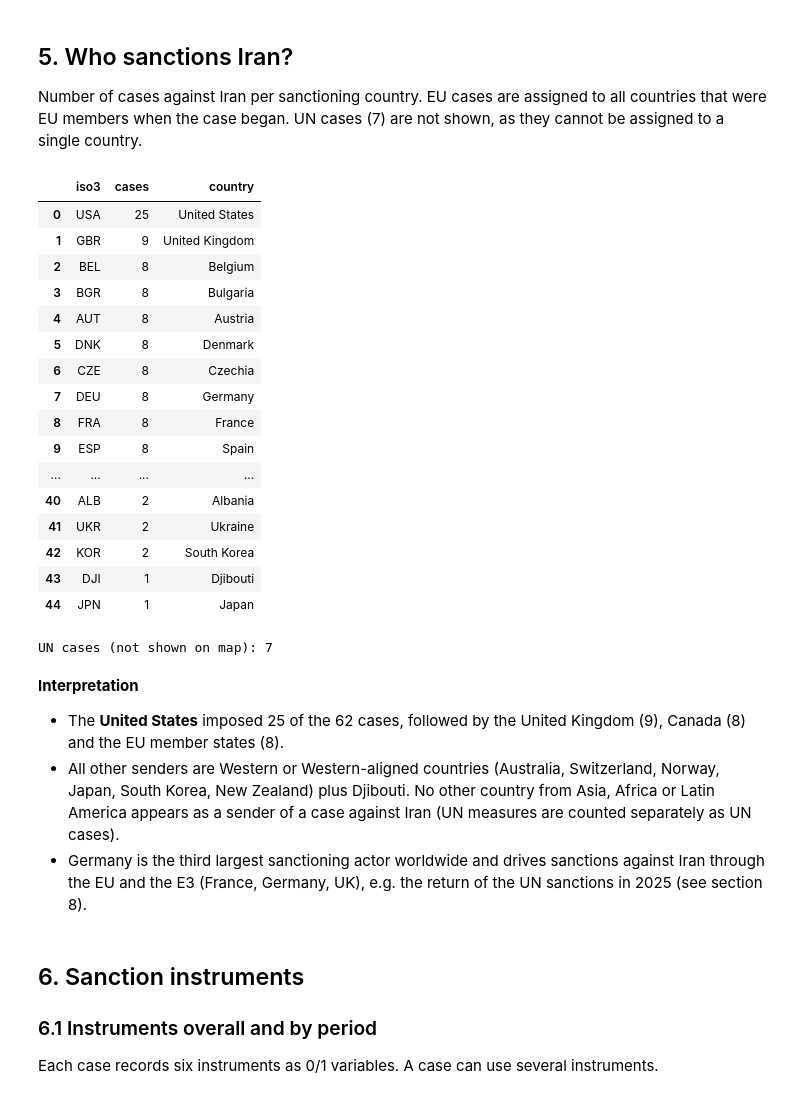
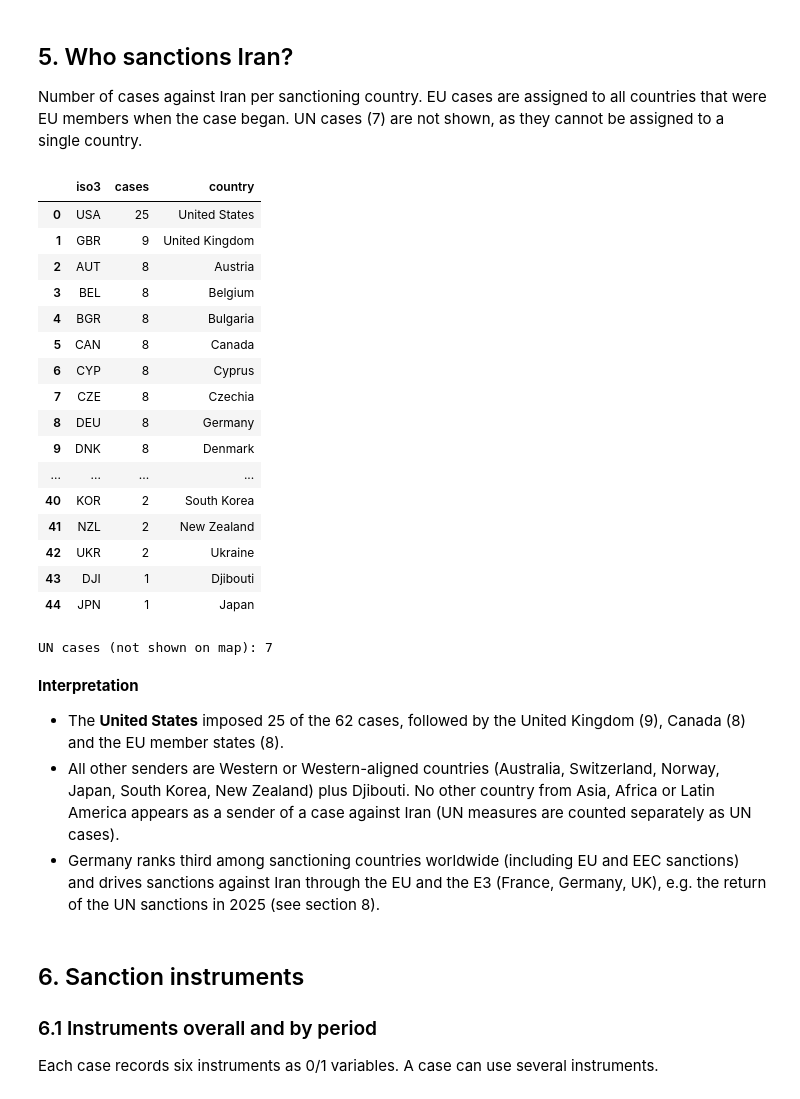
Before and after one commit to Amirhouschang/iran-sanctions-analysis, a Jupyter notebook: iran_sanctions_analysis.ipynb, the cells around one changed output. Drawn from its saved outputs; the diff is of its cells as text; code cells hidden in the pictures.

```diff
--- a/iran_sanctions_analysis.ipynb
+++ b/iran_sanctions_analysis.ipynb
@@ -115,6 +116,7 @@ EU_EXITS = {"GBR": 2020}
 HISTORICAL_STATES = {
     "Soviet Union": "RUS", "German Democratic Republic": "DEU",
     "Malaya": "MYS", "South Vietnam": "VNM",
+    "FRY": "SRB",  # Federal Republic of Yugoslavia
 }
 
 # Key events used as reference lines in time charts
@@ -343,24 +346,27 @@ plt.show()
 Number of cases against Iran per sanctioning country. EU cases are assigned to all countries that were EU members
 when the case began. UN cases (7) are not shown, as they cannot be assigned to a single country.
 # %%
-# ISO3 code for every sender name; organisations other than the EU get no code
+# ISO3 code for every sender name; organisations get no code
 sender_names = sorted({p for s in r5["sanctioning_state"] for p in split_parties(s)})
 converted = coco.convert(sender_names, to="ISO3", not_found=None)
 NAME_TO_ISO3 = {
     name: HISTORICAL_STATES.get(name, code)
     for name, code in zip(sender_names, converted)
 }
-NAME_TO_ISO3 = {
-    name: code for name, code in NAME_TO_ISO3.items()
-    if isinstance(code, str) and len(code) == 3 and code.isupper()
-}
+# country_converter returns unknown names unchanged (e.g. "EEC", "OIC"),
+# so only real ISO3 country codes are kept
+VALID_ISO3 = set(coco.CountryConverter().data["ISO3"])
+NAME_TO_ISO3 = {name: code for name, code in NAME_TO_ISO3.items() if code in VALID_ISO3}
+
+# The EU and its predecessor, the EEC, are assigned to their member states
+EU_SENDERS = {"EU", "EEC"}
 
 
 def sender_countries(sender, year):
-    """Expand a sender string into ISO3 codes; the EU is replaced by its members in that year."""
+    """Expand a sender string into ISO3 codes; the EU (or EEC) is replaced by its members in that year."""
     codes = set()
     for p in split_parties(sender):
-        if p == "EU":
+        if p in EU_SENDERS:
             codes |= {c for c, joined in EU_MEMBERS.items() if joined <= year and EU_EXITS.get(c, 9999) > year}
         elif p in NAME_TO_ISO3:
             codes.add(NAME_TO_ISO3[p])
@@ -376,7 +382,7 @@ iran_sender_rows = pd.DataFrame([
 
 iran_senders = iran_sender_rows.groupby("iso3")["case_id"].nunique().reset_index(name="cases")
 iran_senders["country"] = coco.convert(iran_senders["iso3"].tolist(), src="ISO3", to="name_short")
-display(iran_senders.sort_values("cases", ascending=False).reset_index(drop=True))
+display(iran_senders.sort_values("cases", ascending=False, kind="stable").reset_index(drop=True))
 print("UN cases (not shown on map):", (iran_cases["sanctioning_state"] == "UN").sum())
 
 fig = px.choropleth(
@@ -390,45 +396,45 @@ fig = px.choropleth(
 
 # Iran in dark grey (separate trace with fixed colour, no colour scale)
 fig.add_trace(go.Choropleth(
     locations=["IRN"], z=[1], colorscale=[[0, COLOR_DARK], [1, COLOR_DARK]],
     showscale=False, hoverinfo="location",
 ))
 
 fig.update_geos(
     showframe=False,
     showcoastlines=False,
     projection_type="natural earth",
     lataxis_range=[-58, 90],  # hide Antarctica
     landcolor="#f5f5f5",      # neutral colour for countries without cases
 )
 fig.update_layout(
     coloraxis_colorbar=dict(title="Cases"),
     height=550,
     margin=dict(l=0, r=0, t=50, b=60),
     annotations=[dict(
         x=0, y=-0.08, xref="paper", yref="paper", showarrow=False, align="left",
         text="Dark grey: Iran. EU cases are assigned to all EU member states at the time of imposition. "
              "UN cases (7) are not shown.<br>" + DATA_NOTE_R5,
         font=dict(size=10),
     )],
 )
 fig.show()
 # %% [output]
 |  | iso3 | cases | country |
 | 0 | USA | 25 | United States |
 | 1 | GBR | 9 | United Kingdom |
-| 2 | BEL | 8 | Belgium |
-| 3 | BGR | 8 | Bulgaria |
-| 4 | AUT | 8 | Austria |
-| 5 | DNK | 8 | Denmark |
-| 6 | CZE | 8 | Czechia |
-| 7 | DEU | 8 | Germany |
-| 8 | FRA | 8 | France |
-| 9 | ESP | 8 | Spain |
+| 2 | AUT | 8 | Austria |
+| 3 | BEL | 8 | Belgium |
+| 4 | BGR | 8 | Bulgaria |
+| 5 | CAN | 8 | Canada |
+| 6 | CYP | 8 | Cyprus |
+| 7 | CZE | 8 | Czechia |
+| 8 | DEU | 8 | Germany |
+| 9 | DNK | 8 | Denmark |
 | ... | ... | ... | ... |
-| 40 | ALB | 2 | Albania |
-| 41 | UKR | 2 | Ukraine |
-| 42 | KOR | 2 | South Korea |
+| 40 | KOR | 2 | South Korea |
+| 41 | NZL | 2 | New Zealand |
+| 42 | UKR | 2 | Ukraine |
 | 43 | DJI | 1 | Djibouti |
 | 44 | JPN | 1 | Japan |
 UN cases (not shown on map): 7
@@ -438,7 +444,7 @@ UN cases (not shown on map): 7
 - All other senders are Western or Western-aligned countries (Australia, Switzerland, Norway, Japan, South Korea, New Zealand)
   plus Djibouti. No other country from Asia, Africa or Latin America appears as a sender of a case against Iran
   (UN measures are counted separately as UN cases).
-- Germany is the third largest sanctioning actor worldwide and drives sanctions against Iran through the EU and the E3
+- Germany ranks third among sanctioning countries worldwide (including EU and EEC sanctions) and drives sanctions against Iran through the EU and the E3
   (France, Germany, UK), e.g. the return of the UN sanctions in 2025 (see section 8).
 # %% [markdown]
 ## 6. Sanction instruments
```
Also changed, not shown: parts of 16 cells of this notebook, 16 other files.
